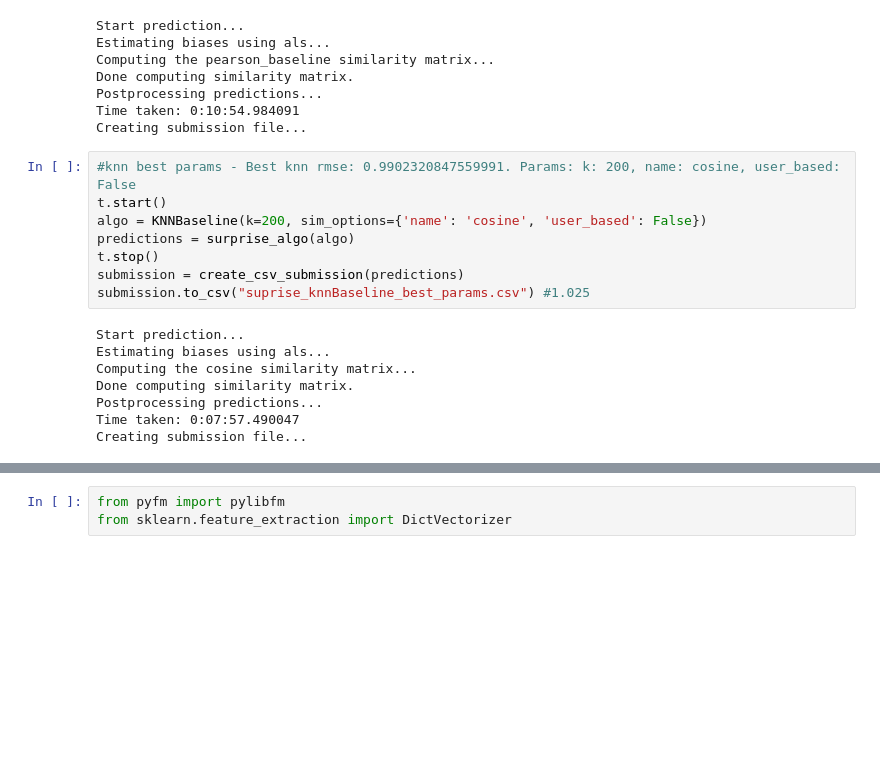
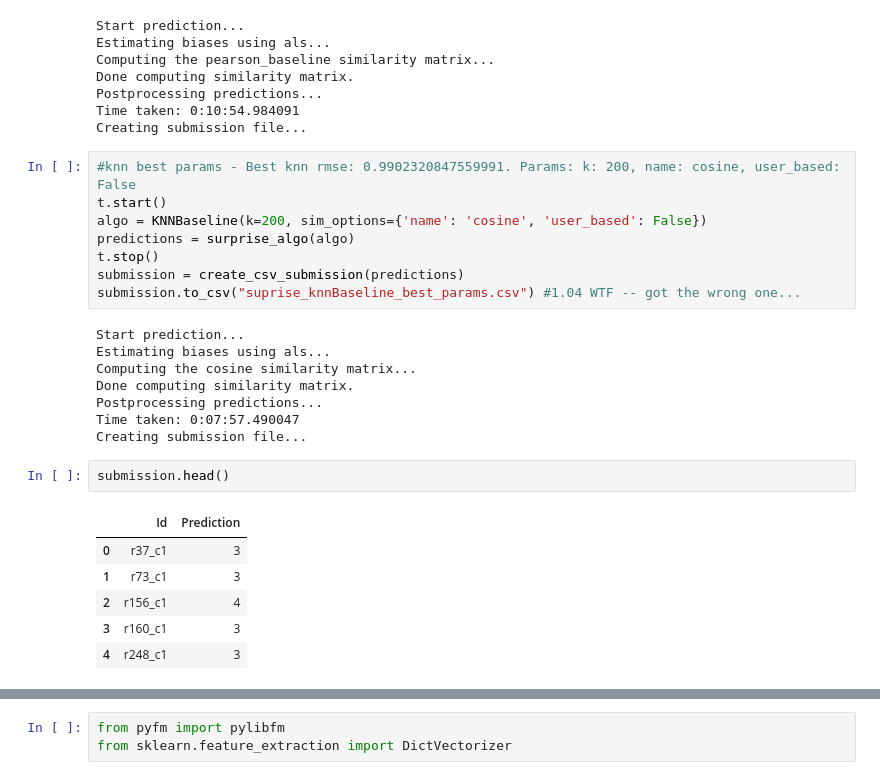
Before and after one commit to yukixLLL/MLProjects, a Jupyter notebook: Project2/run_yw.ipynb, the cells around one changed output, grey strips where cells are left out. Cells and saved outputs as stored; diff of their text form; blank space fills up the shorter version.

```diff
--- a/Project2/run_yw.ipynb
+++ b/Project2/run_yw.ipynb
@@ -476,7 +490,7 @@ algo = KNNBaseline(k=200, sim_options={'name': 'cosine', 'user_based': False})
 predictions = surprise_algo(algo)
 t.stop()
 submission = create_csv_submission(predictions)
-submission.to_csv("suprise_knnBaseline_best_params.csv") #1.025
+submission.to_csv("suprise_knnBaseline_best_params.csv") #1.04 WTF -- got the wrong one...
 # %% [output]
 Start prediction...
 Estimating biases using als...
@@ -485,3 +499,12 @@ Done computing similarity matrix.
 Postprocessing predictions...
 Time taken: 0:07:57.490047
 Creating submission file...
+# %%
+submission.head()
+# %% [output]
+|  | Id | Prediction |
+| 0 | r37_c1 | 3 |
+| 1 | r73_c1 | 3 |
+| 2 | r156_c1 | 4 |
+| 3 | r160_c1 | 3 |
+| 4 | r248_c1 | 3 |
```
Also changed, not shown: parts of 4 cells of this notebook, 2 other files.
